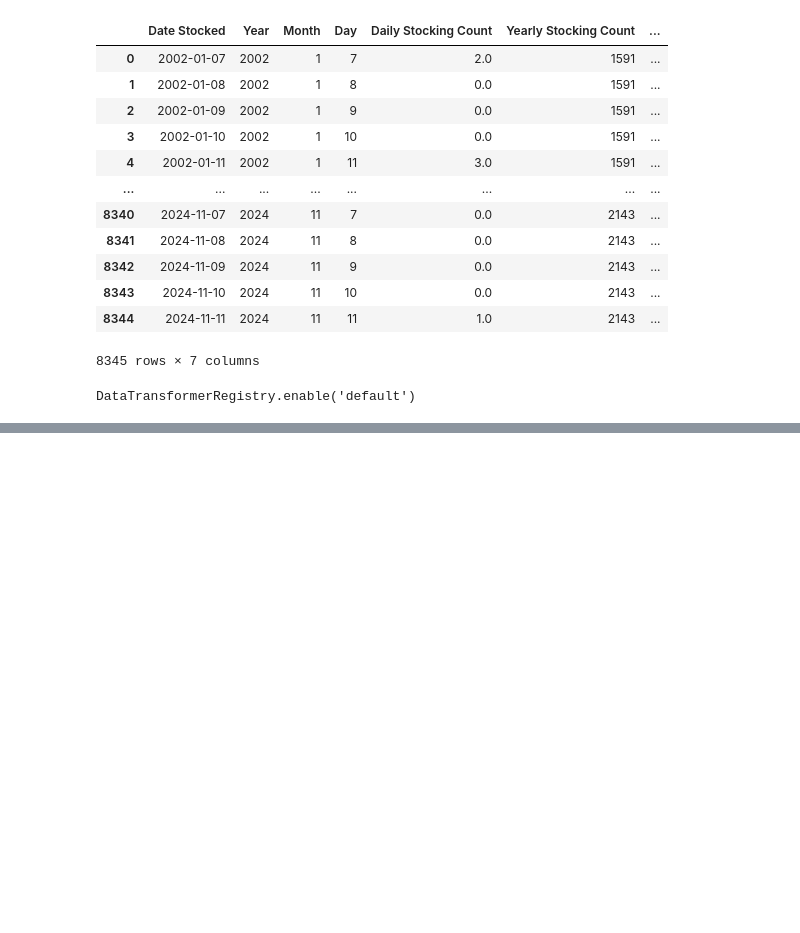
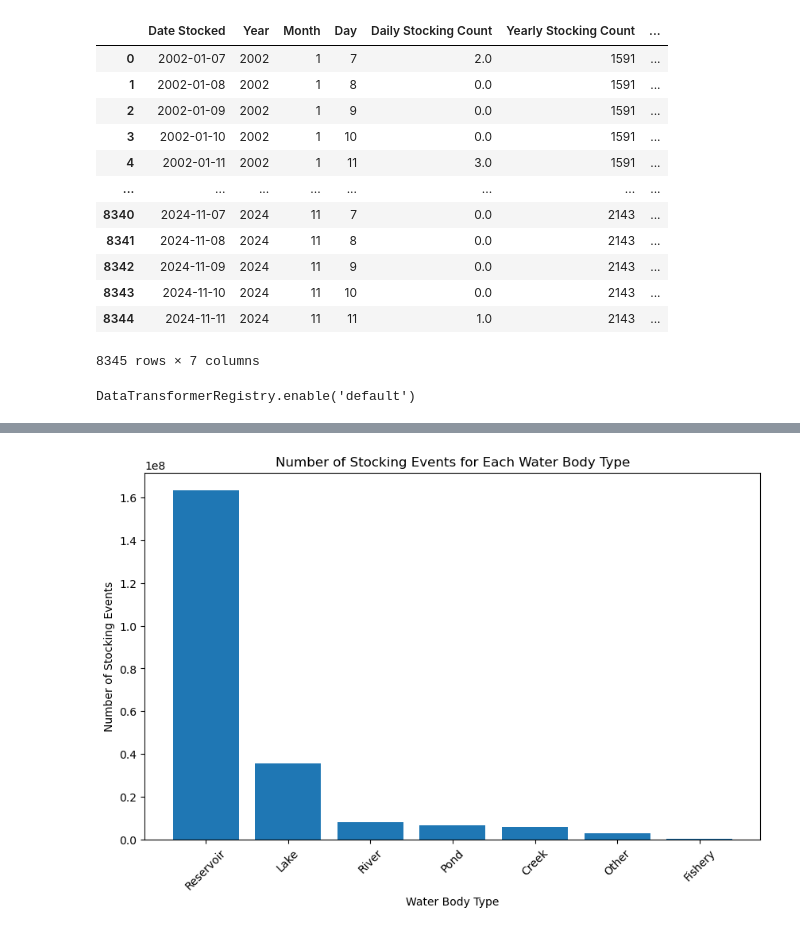
Before and after one commit to Daxton-Furniss/COMP-5960_Project, a Jupyter notebook: exploratory_notebook_draft.ipynb, the cells around one changed output, grey strips where cells are left out. Drawn from its saved outputs; the diff is of its cells as text; code cells hidden in the pictures; blank space fills up the shorter version.

```diff
--- a/exploratory_notebook_draft.ipynb
+++ b/exploratory_notebook_draft.ipynb
@@ -543,0 +588,5 @@ Introducing them in the summer helps to minimize mortality rates of stocked fish
+# %%
+#Total counts of instances each Water Body Type was stocked
+
+top_water_body_types = fish_stock_data.groupby('Water Body Type')['Quantity'].sum().nlargest(7).reset_index(name='Top Water Body Types')
+top_water_body_types
@@ -543,0 +602,12 @@ Introducing them in the summer helps to minimize mortality rates of stocked fish
+# %%
+#Plotting the Number of Stocking Events for Each Water Body Type
+
+plt.figure(figsize=(10, 6))
+plt.bar(top_water_body_types['Water Body Type'], top_water_body_types['Top Water Body Types'])
+plt.title('Number of Stocking Events for Each Water Body Type')
+plt.xlabel('Water Body Type')
+plt.ylabel('Number of Stocking Events')
+plt.xticks(rotation=45)
+plt.show()
+# %% [output]
+[figure, added]
```
Also changed, not shown: parts of 13 cells of this notebook.
